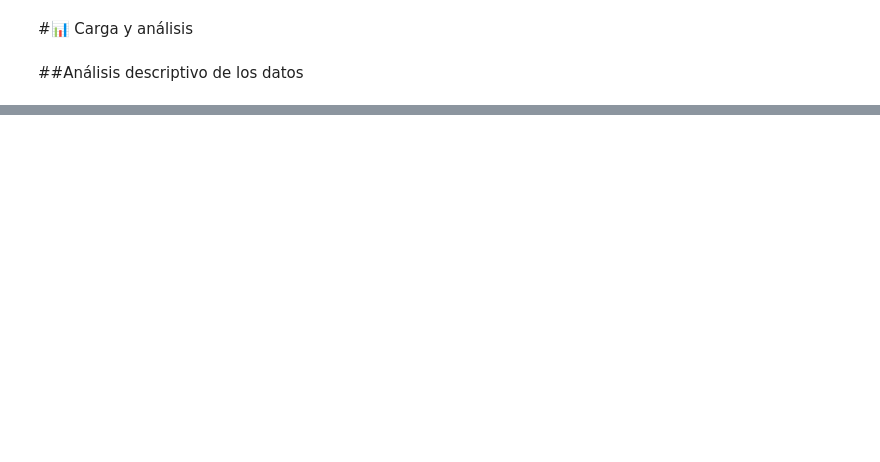
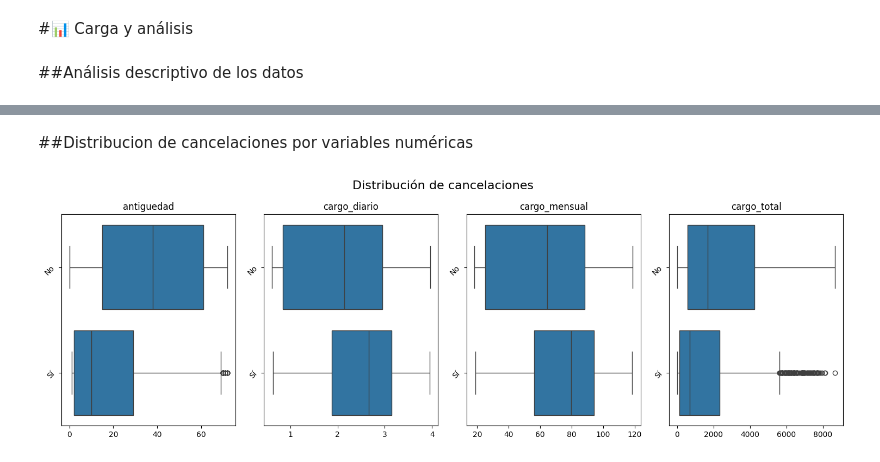
Before and after one commit to NicoPerotto/challenge2-data-science-LATAM, a Jupyter notebook: TelecomX_LATAM.ipynb, the cells around one changed output, grey strips where cells are left out. Drawn from its saved outputs; the diff is of its cells as text; code cells hidden in the pictures; blank space fills up the shorter version.

```diff
--- a/TelecomX_LATAM.ipynb
+++ b/TelecomX_LATAM.ipynb
@@ -276,0 +404,28 @@ dataFrame.describe()
+# %% [markdown]
+##Distribucion de cancelaciones por variables numéricas
+# %%
+fig, axes = plt.subplots(1, 4, figsize=(15, 5))
+axes = axes.flatten()
+
+columnas_num = ['antiguedad','cargo_diario','cargo_mensual', 'cargo_total']
+fig.suptitle('Distribución de cancelaciones', fontsize=16)
+for i, col in enumerate(columnas_num):
+    sns.boxplot(data=dataFrame, y='cancelación', x=col, ax=axes[i], orient='h')
+    axes[i].set_title(col)
+    axes[i].set_xlabel('')
+    axes[i].set_ylabel('')
+
+    labels = [item.get_text() for item in axes[i].get_yticklabels()]
+    nuevas_labels = [traducciones_ticks.get(l, l) for l in labels]
+
+    # 2. FIJAR las posiciones primero (esto quita el Warning)
+    axes[i].set_yticks(range(len(nuevas_labels)))
+
+    # 3. ASIGNAR las etiquetas
+    axes[i].set_yticklabels(nuevas_labels, rotation=45)
+
+
+plt.tight_layout()
+plt.show()
+# %% [output]
+[figure, added]
```
Also changed, not shown: parts of 13 cells of this notebook.
